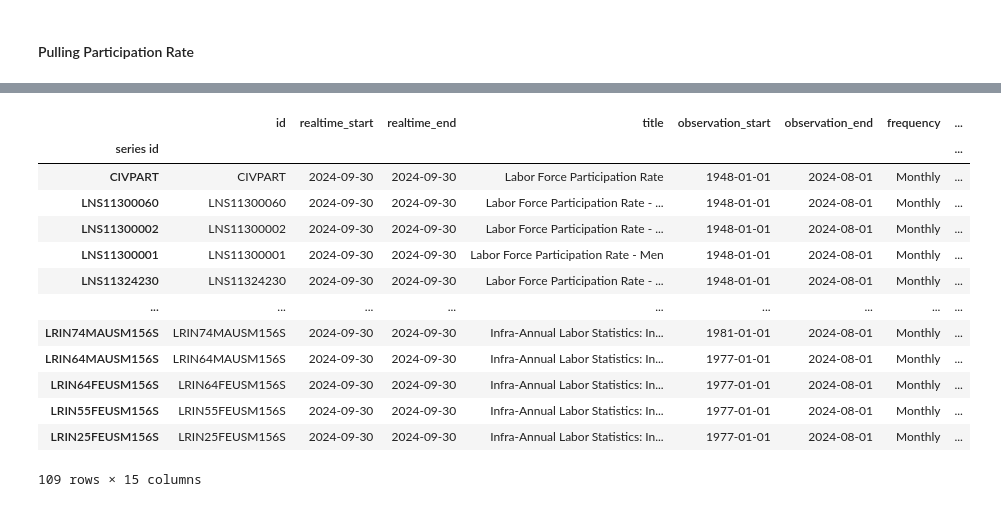
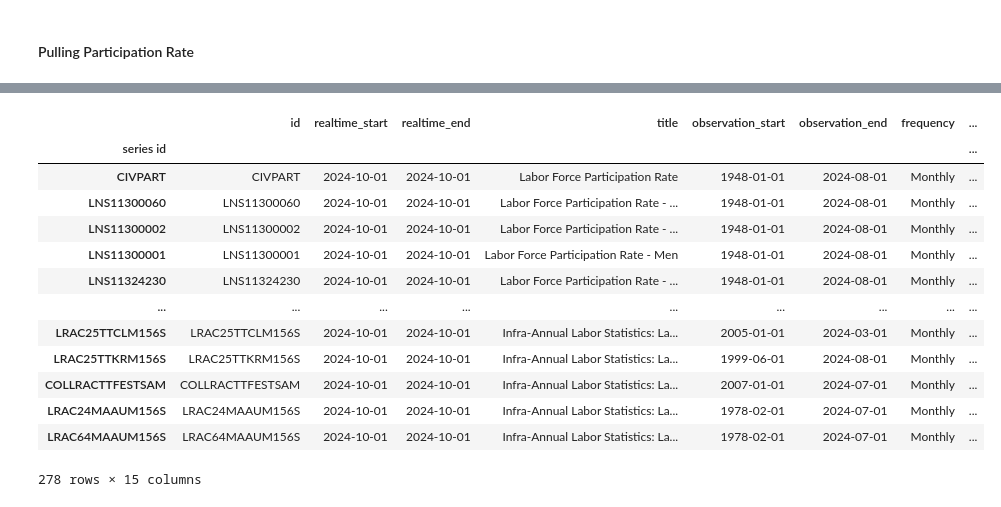
Before and after one commit to Shubham91999/Economic_Data_Analysis, a Jupyter notebook: EDA_Economic.ipynb, the cells around one changed output, grey strips where cells are left out. Cells and saved outputs as stored; diff of their text form; code cells hidden in the pictures.

```diff
--- a/EDA_Economic.ipynb
+++ b/EDA_Economic.ipynb
@@ -416,19 +399,19 @@ part_df.query('seasonal_adjustment == "Seasonally Adjusted" and units == "Percen
-# %%
-part_df.filter(regex='^(?!Infra-Annual Labor_)')
-# %% [output]
-|  | id | realtime_start | realtime_end | title | observation_start | observation_end | frequency | ... |
-| series id |  |  |  |  |  |  |  | ... |
-| CIVPART | CIVPART | 2024-09-30 | 2024-09-30 | Labor Force Participation Rate | 1948-01-01 | 2024-08-01 | Monthly | ... |
-| LNS11300060 | LNS11300060 | 2024-09-30 | 2024-09-30 | Labor Force Participation Rate - ... | 1948-01-01 | 2024-08-01 | Monthly | ... |
-| LNS11300002 | LNS11300002 | 2024-09-30 | 2024-09-30 | Labor Force Participation Rate - ... | 1948-01-01 | 2024-08-01 | Monthly | ... |
-| LNS11300001 | LNS11300001 | 2024-09-30 | 2024-09-30 | Labor Force Participation Rate - Men | 1948-01-01 | 2024-08-01 | Monthly | ... |
-| LNS11324230 | LNS11324230 | 2024-09-30 | 2024-09-30 | Labor Force Participation Rate - ... | 1948-01-01 | 2024-08-01 | Monthly | ... |
-| ... | ... | ... | ... | ... | ... | ... | ... | ... |
-| LRIN74MAUSM156S | LRIN74MAUSM156S | 2024-09-30 | 2024-09-30 | Infra-Annual Labor Statistics: In... | 1981-01-01 | 2024-08-01 | Monthly | ... |
-| LRIN64MAUSM156S | LRIN64MAUSM156S | 2024-09-30 | 2024-09-30 | Infra-Annual Labor Statistics: In... | 1977-01-01 | 2024-08-01 | Monthly | ... |
-| LRIN64FEUSM156S | LRIN64FEUSM156S | 2024-09-30 | 2024-09-30 | Infra-Annual Labor Statistics: In... | 1977-01-01 | 2024-08-01 | Monthly | ... |
-| LRIN55FEUSM156S | LRIN55FEUSM156S | 2024-09-30 | 2024-09-30 | Infra-Annual Labor Statistics: In... | 1977-01-01 | 2024-08-01 | Monthly | ... |
-| LRIN25FEUSM156S | LRIN25FEUSM156S | 2024-09-30 | 2024-09-30 | Infra-Annual Labor Statistics: In... | 1977-01-01 | 2024-08-01 | Monthly | ... |
-109 rows × 15 columns
+# %%
+part_df
+# %% [output]
+|  | id | realtime_start | realtime_end | title | observation_start | observation_end | frequency | ... |
+| series id |  |  |  |  |  |  |  | ... |
+| CIVPART | CIVPART | 2024-10-01 | 2024-10-01 | Labor Force Participation Rate | 1948-01-01 | 2024-08-01 | Monthly | ... |
+| LNS11300060 | LNS11300060 | 2024-10-01 | 2024-10-01 | Labor Force Participation Rate - ... | 1948-01-01 | 2024-08-01 | Monthly | ... |
+| LNS11300002 | LNS11300002 | 2024-10-01 | 2024-10-01 | Labor Force Participation Rate - ... | 1948-01-01 | 2024-08-01 | Monthly | ... |
+| LNS11300001 | LNS11300001 | 2024-10-01 | 2024-10-01 | Labor Force Participation Rate - Men | 1948-01-01 | 2024-08-01 | Monthly | ... |
+| LNS11324230 | LNS11324230 | 2024-10-01 | 2024-10-01 | Labor Force Participation Rate - ... | 1948-01-01 | 2024-08-01 | Monthly | ... |
+| ... | ... | ... | ... | ... | ... | ... | ... | ... |
+| LRAC25TTCLM156S | LRAC25TTCLM156S | 2024-10-01 | 2024-10-01 | Infra-Annual Labor Statistics: La... | 2005-01-01 | 2024-03-01 | Monthly | ... |
+| LRAC25TTKRM156S | LRAC25TTKRM156S | 2024-10-01 | 2024-10-01 | Infra-Annual Labor Statistics: La... | 1999-06-01 | 2024-08-01 | Monthly | ... |
+| COLLRACTTFESTSAM | COLLRACTTFESTSAM | 2024-10-01 | 2024-10-01 | Infra-Annual Labor Statistics: La... | 2007-01-01 | 2024-07-01 | Monthly | ... |
+| LRAC24MAAUM156S | LRAC24MAAUM156S | 2024-10-01 | 2024-10-01 | Infra-Annual Labor Statistics: La... | 1978-02-01 | 2024-07-01 | Monthly | ... |
+| LRAC64MAAUM156S | LRAC64MAAUM156S | 2024-10-01 | 2024-10-01 | Infra-Annual Labor Statistics: La... | 1978-02-01 | 2024-07-01 | Monthly | ... |
+278 rows × 15 columns
 # %%
 part_df = part_df[~part_df['title'].str.contains('Infra-Annual Labor Statistics', case=False, na=False)]
```
Also changed, not shown: parts of 18 cells of this notebook, 1 other file.
